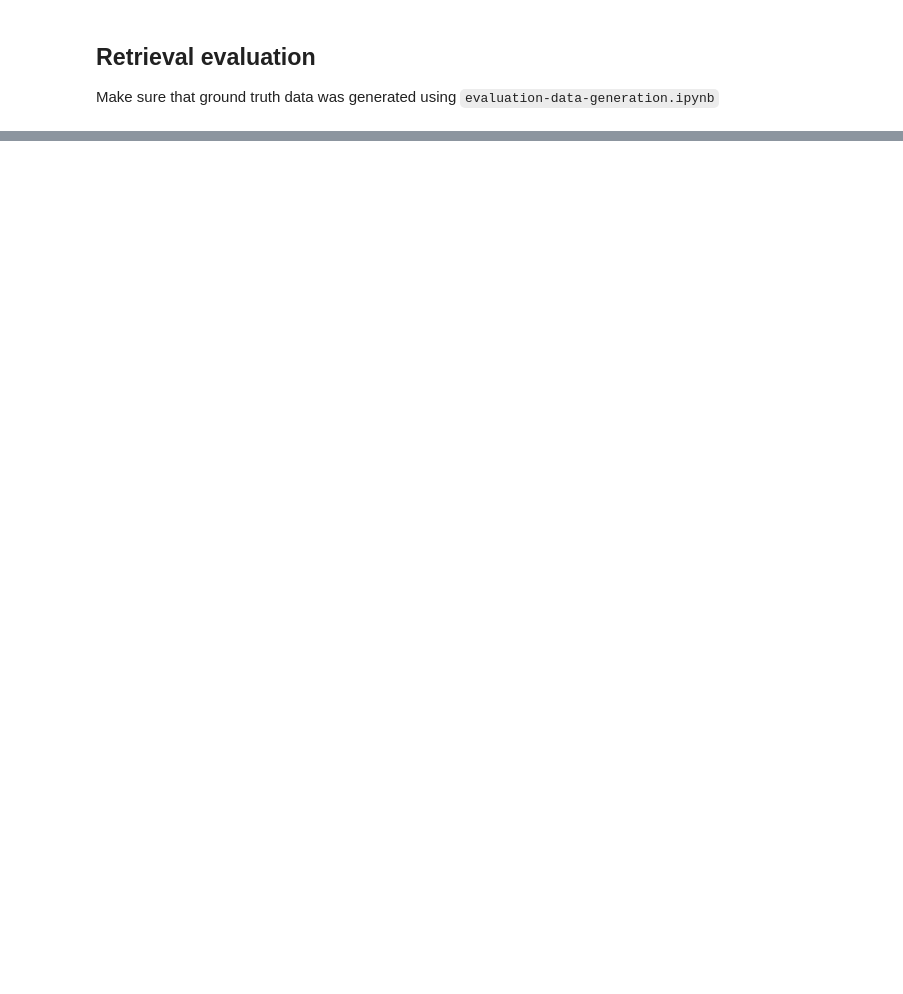
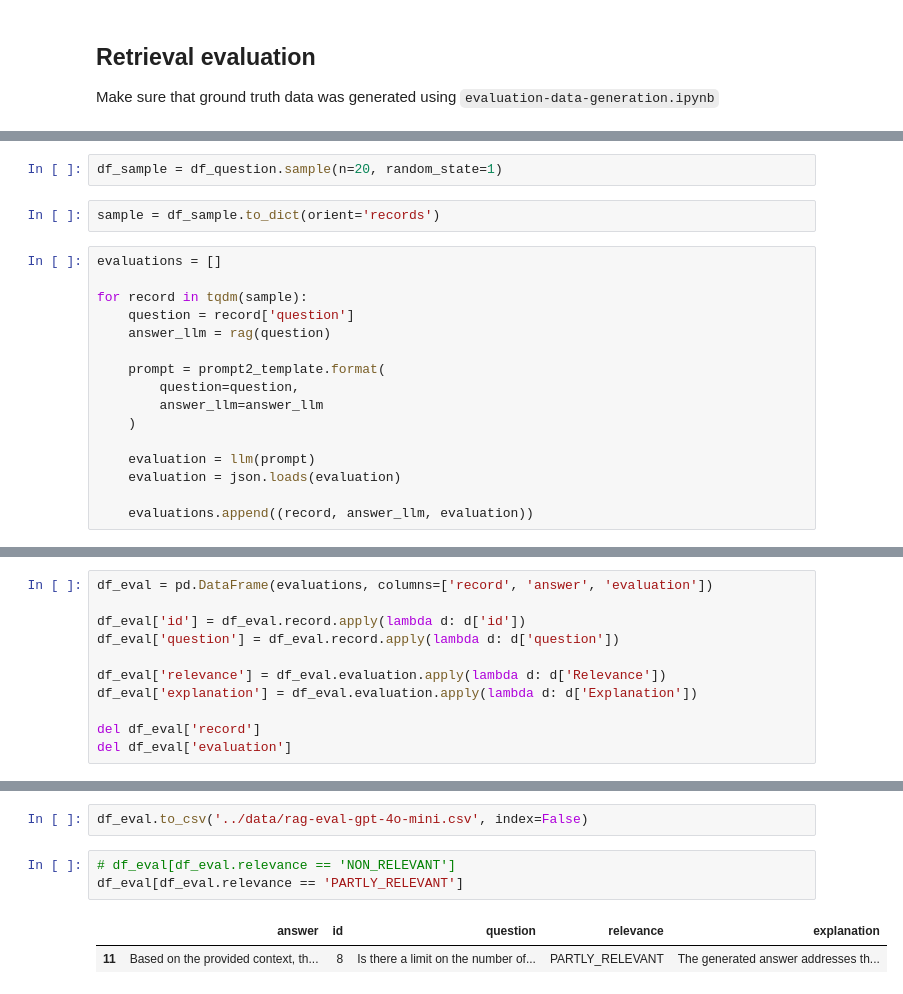
Before and after one commit to ranga4all1/support-queue-assistant-rag, a Jupyter notebook: notebooks/rag-test.ipynb, the cells around one changed output, grey strips where cells are left out. Cells and saved outputs as stored; diff of their text form; blank space fills up the shorter version.

Commit message:
added rag eval

```diff
--- a/notebooks/rag-test.ipynb
+++ b/notebooks/rag-test.ipynb
@@ -180,0 +447,20 @@ Make sure that ground truth data was generated using `evaluation-data-generation
+# %%
+df_sample = df_question.sample(n=20, random_state=1)
+# %%
+sample = df_sample.to_dict(orient='records')
+# %%
+evaluations = []
+
+for record in tqdm(sample):
+    question = record['question']
+    answer_llm = rag(question)
+
+    prompt = prompt2_template.format(
+        question=question,
+        answer_llm=answer_llm
+    )
+
+    evaluation = llm(prompt)
+    evaluation = json.loads(evaluation)
+
+    evaluations.append((record, answer_llm, evaluation))
@@ -180,0 +475,11 @@ Make sure that ground truth data was generated using `evaluation-data-generation
+# %%
+df_eval = pd.DataFrame(evaluations, columns=['record', 'answer', 'evaluation'])
+
+df_eval['id'] = df_eval.record.apply(lambda d: d['id'])
+df_eval['question'] = df_eval.record.apply(lambda d: d['question'])
+
+df_eval['relevance'] = df_eval.evaluation.apply(lambda d: d['Relevance'])
+df_eval['explanation'] = df_eval.evaluation.apply(lambda d: d['Explanation'])
+
+del df_eval['record']
+del df_eval['evaluation']
@@ -180,0 +513,8 @@ Make sure that ground truth data was generated using `evaluation-data-generation
+# %%
+df_eval.to_csv('../data/rag-eval-gpt-4o-mini.csv', index=False)
+# %%
+# df_eval[df_eval.relevance == 'NON_RELEVANT']
+df_eval[df_eval.relevance == 'PARTLY_RELEVANT']
+# %% [output]
+|  | answer | id | question | relevance | explanation |
+| 11 | Based on the provided context, th... | 8 | Is there a limit on the number of... | PARTLY_RELEVANT | The generated answer addresses th... |
```
Also changed, not shown: parts of 37 cells of this notebook, 2 other files.
